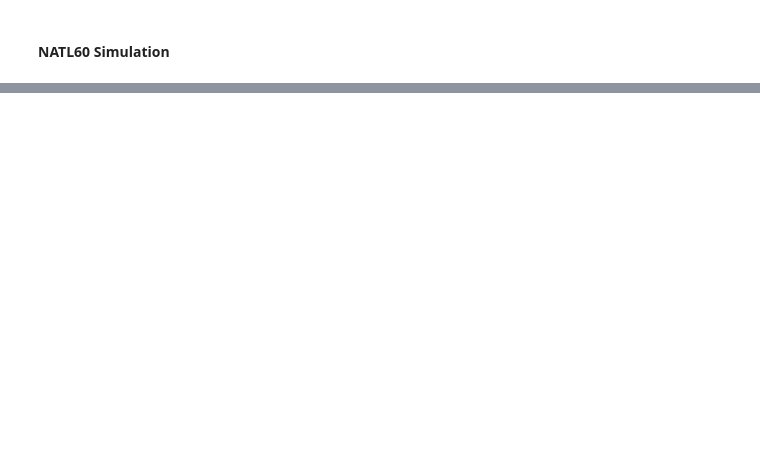
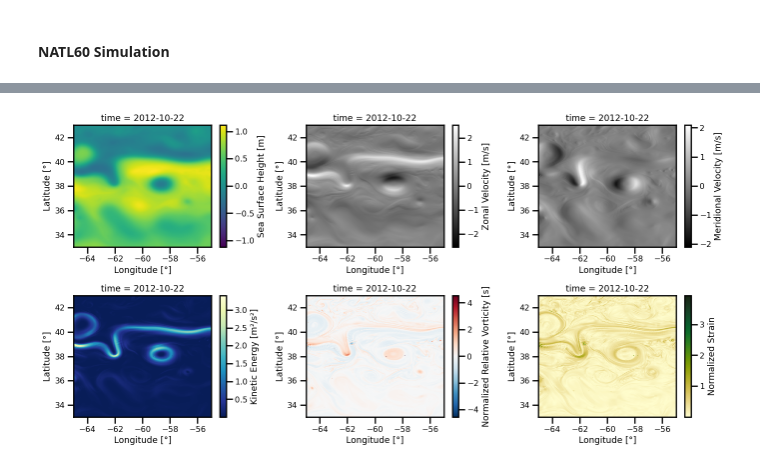
Before and after one commit to jejjohnson/jejeqx, a Jupyter notebook: notebooks/dev/nerfs/1.5.2_sparse_obs_osse_swot.ipynb, the cells around one changed output, grey strips where cells are left out. Cells and saved outputs as stored; diff of their text form; code cells hidden in the pictures; blank space fills up the shorter version.

```diff
--- a/notebooks/dev/nerfs/1.5.2_sparse_obs_osse_swot.ipynb
+++ b/notebooks/dev/nerfs/1.5.2_sparse_obs_osse_swot.ipynb
@@ -718,0 +710,4 @@ plot_analysis(ds_lmodsiren_analysis, time=5)
+# %%
+_ = plot_analysis_vars(ds_natl60.isel(time=0))
+# %% [output]
+[figure, added]
```
Also changed, not shown: parts of 17 cells of this notebook, 6 other files.
